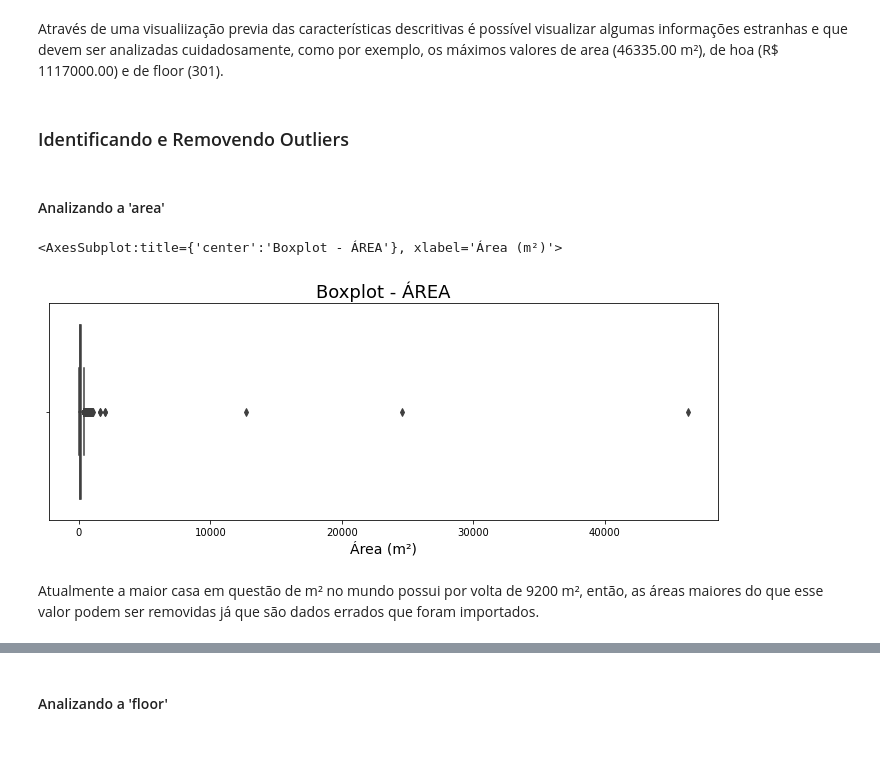
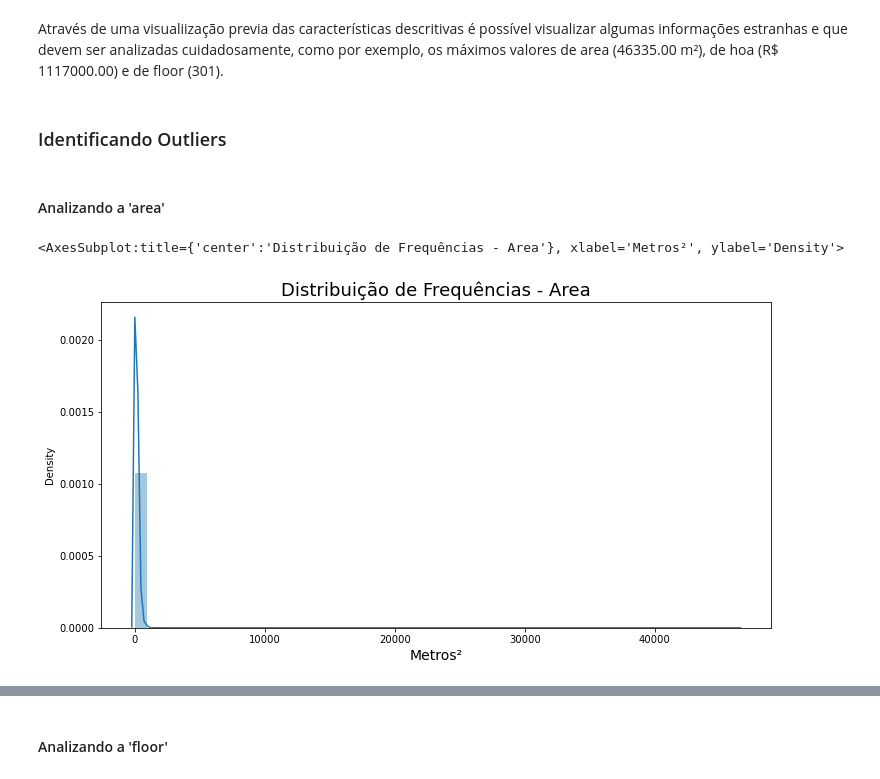
Before and after one commit to IgorFormiga/Data-Science-Projects, a Jupyter notebook: Data_Exploration.ipynb, the cells around one changed output, grey strips where cells are left out. Saved outputs shown, nothing was run; the diff lists cells and outputs as text; code cells hidden in the pictures; blank space fills up the shorter version.

```diff
--- a/Data_Exploration.ipynb
+++ b/Data_Exploration.ipynb
@@ -213,17 +213,15 @@ dataset[['area', 'rooms','parking spaces', 'floor','hoa','rent amount','property
 # %% [markdown]
 Através de uma visualiização previa das características descritivas é possível visualizar algumas informações estranhas e que devem ser analizadas cuidadosamente, como por exemplo, os máximos valores de area (46335.00 m²), de hoa (R$ 1117000.00) e de floor (301).
 # %% [markdown]
-### Identificando e Removendo Outliers
+### Identificando Outliers
 # %% [markdown]
 #### Analizando a 'area'
 # %%
-ax = sns.boxplot( x = 'area', data = dataset, orient = 'h')
-ax.figure.set_size_inches(12, 4)
-ax.set_title('Boxplot - ÁREA', fontsize=18)
-ax.set_xlabel('Área (m²)', fontsize=14)
+ax = sns.distplot(dataset.area)
+ax.figure.set_size_inches(12, 6)
+ax.set_title('Distribuição de Frequências - Area', fontsize=18)
+ax.set_xlabel('Metros²', fontsize=14)
 ax
 # %% [output]
-<AxesSubplot:title={'center':'Boxplot - ÁREA'}, xlabel='Área (m²)'>
+<AxesSubplot:title={'center':'Distribuição de Frequências - Area'}, xlabel='Metros²', ylabel='Density'>
-[figure, old version]
+[figure, new version]
-# %% [markdown]
-Atualmente a maior casa em questão de m² no mundo possui por volta de 9200 m², então, as áreas maiores do que esse valor podem ser removidas já que são dados errados que foram importados.
```
Also changed, not shown: parts of 24 cells of this notebook.
